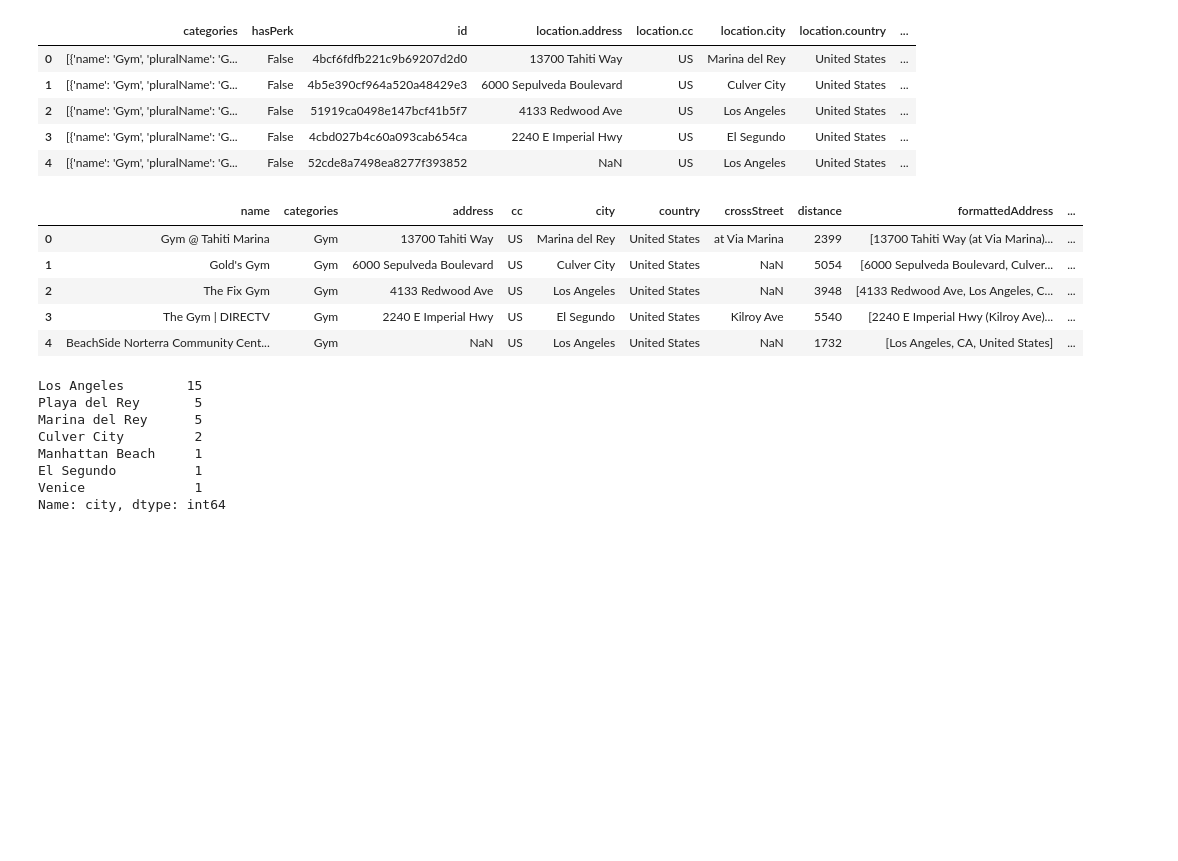
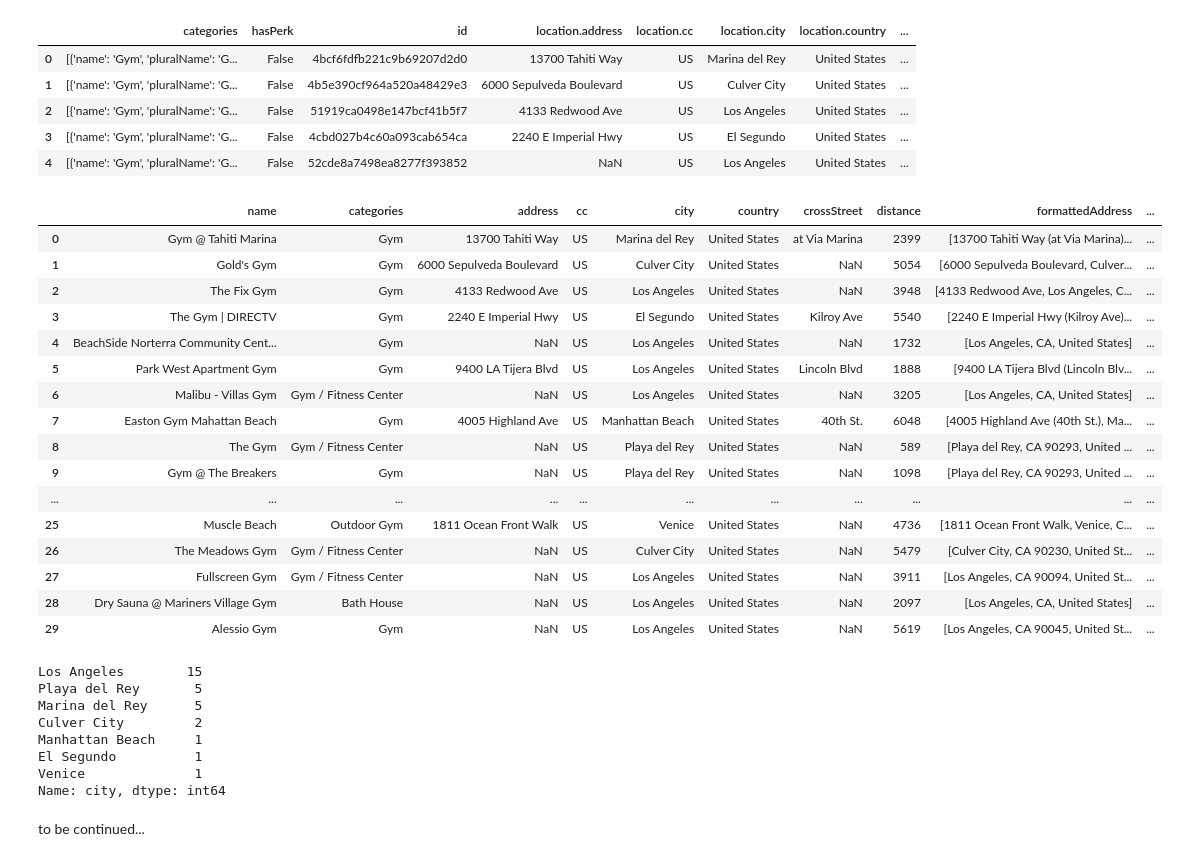
Before and after one commit to enoralecuyer/Data_Science_Capstone, a Jupyter notebook: Battle of the Neighborhoods.ipynb, the cells around one changed output. Drawn from its saved outputs; the diff is of its cells as text; code cells hidden in the pictures; blank space fills up the shorter version.

```diff
--- a/Battle of the Neighborhoods.ipynb
+++ b/Battle of the Neighborhoods.ipynb
@@ -304,34 +303,45 @@ dataframe.head()
 # %%
 # keep only columns that include venue name, and anything that is associated with location
 filtered_columns = ['name', 'categories'] + [col for col in dataframe.columns if col.startswith('location.')] + ['id']
 dataframe_filtered = dataframe.loc[:, filtered_columns]
 
 # function that extracts the category of the venue
 def get_category_type(row):
     try:
         categories_list = row['categories']
     except:
         categories_list = row['venue.categories']
 
     if len(categories_list) == 0:
         return None
     else:
         return categories_list[0]['name']
 
 # filter the category for each row
 dataframe_filtered['categories'] = dataframe_filtered.apply(get_category_type, axis=1)
 
 # clean column names by keeping only last term
 dataframe_filtered.columns = [column.split('.')[-1] for column in dataframe_filtered.columns]
 
-dataframe_filtered.head()
+dataframe_filtered
 # %% [output]
 |  | name | categories | address | cc | city | country | crossStreet | distance | formattedAddress | ... |
 | 0 | Gym @ Tahiti Marina | Gym | 13700 Tahiti Way | US | Marina del Rey | United States | at Via Marina | 2399 | [13700 Tahiti Way (at Via Marina)... | ... |
 | 1 | Gold's Gym | Gym | 6000 Sepulveda Boulevard | US | Culver City | United States | NaN | 5054 | [6000 Sepulveda Boulevard, Culver... | ... |
 | 2 | The Fix Gym | Gym | 4133 Redwood Ave | US | Los Angeles | United States | NaN | 3948 | [4133 Redwood Ave, Los Angeles, C... | ... |
 | 3 | The Gym | DIRECTV | Gym | 2240 E Imperial Hwy | US | El Segundo | United States | Kilroy Ave | 5540 | [2240 E Imperial Hwy (Kilroy Ave)... | ... |
 | 4 | BeachSide Norterra Community Cent... | Gym | NaN | US | Los Angeles | United States | NaN | 1732 | [Los Angeles, CA, United States] | ... |
+| 5 | Park West Apartment Gym | Gym | 9400 LA Tijera Blvd | US | Los Angeles | United States | Lincoln Blvd | 1888 | [9400 LA Tijera Blvd (Lincoln Blv... | ... |
+| 6 | Malibu - Villas Gym | Gym / Fitness Center | NaN | US | Los Angeles | United States | NaN | 3205 | [Los Angeles, CA, United States] | ... |
+| 7 | Easton Gym Mahattan Beach | Gym | 4005 Highland Ave | US | Manhattan Beach | United States | 40th St. | 6048 | [4005 Highland Ave (40th St.), Ma... | ... |
+| 8 | The Gym | Gym / Fitness Center | NaN | US | Playa del Rey | United States | NaN | 589 | [Playa del Rey, CA 90293, United ... | ... |
+| 9 | Gym @ The Breakers | Gym | NaN | US | Playa del Rey | United States | NaN | 1098 | [Playa del Rey, CA 90293, United ... | ... |
+| ... | ... | ... | ... | ... | ... | ... | ... | ... | ... | ... |
+| 25 | Muscle Beach | Outdoor Gym | 1811 Ocean Front Walk | US | Venice | United States | NaN | 4736 | [1811 Ocean Front Walk, Venice, C... | ... |
+| 26 | The Meadows Gym | Gym / Fitness Center | NaN | US | Culver City | United States | NaN | 5479 | [Culver City, CA 90230, United St... | ... |
+| 27 | Fullscreen Gym | Gym / Fitness Center | NaN | US | Los Angeles | United States | NaN | 3911 | [Los Angeles, CA 90094, United St... | ... |
+| 28 | Dry Sauna @ Mariners Village Gym | Bath House | NaN | US | Los Angeles | United States | NaN | 2097 | [Los Angeles, CA, United States] | ... |
+| 29 | Alessio Gym | Gym | NaN | US | Los Angeles | United States | NaN | 5619 | [Los Angeles, CA 90045, United St... | ... |
 # %%
 #Count how many gym studio there is next to Playa del Rey, CA
 df_count_gym = dataframe_filtered['city'].value_counts()
@@ -347,0 +363,2 @@ Name: city, dtype: int64
+# %% [markdown]
+to be continued...
```
Also changed, not shown: parts of 7 cells of this notebook.
